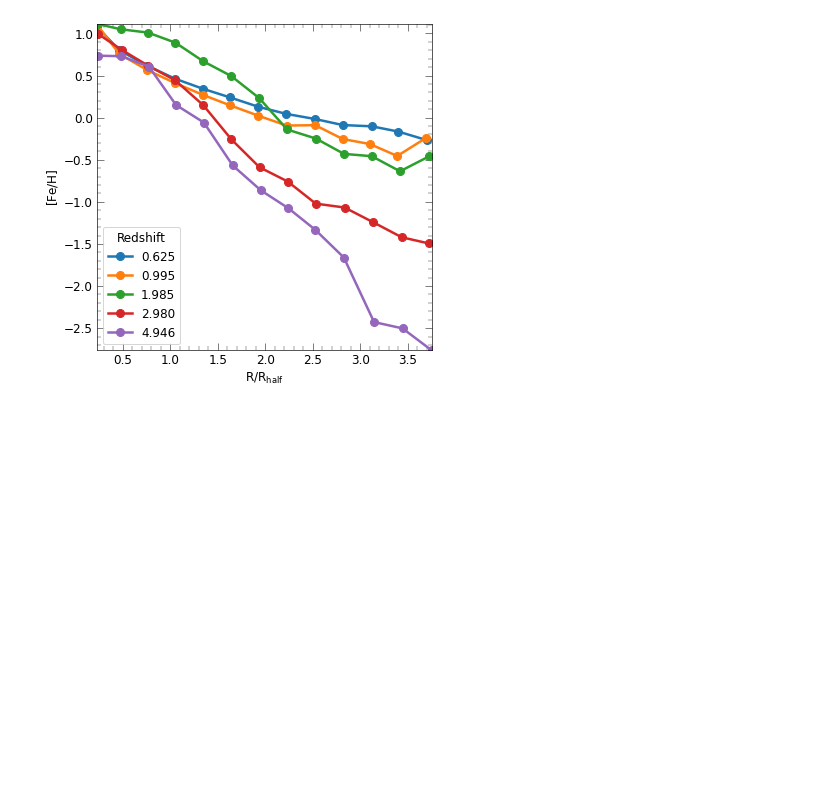
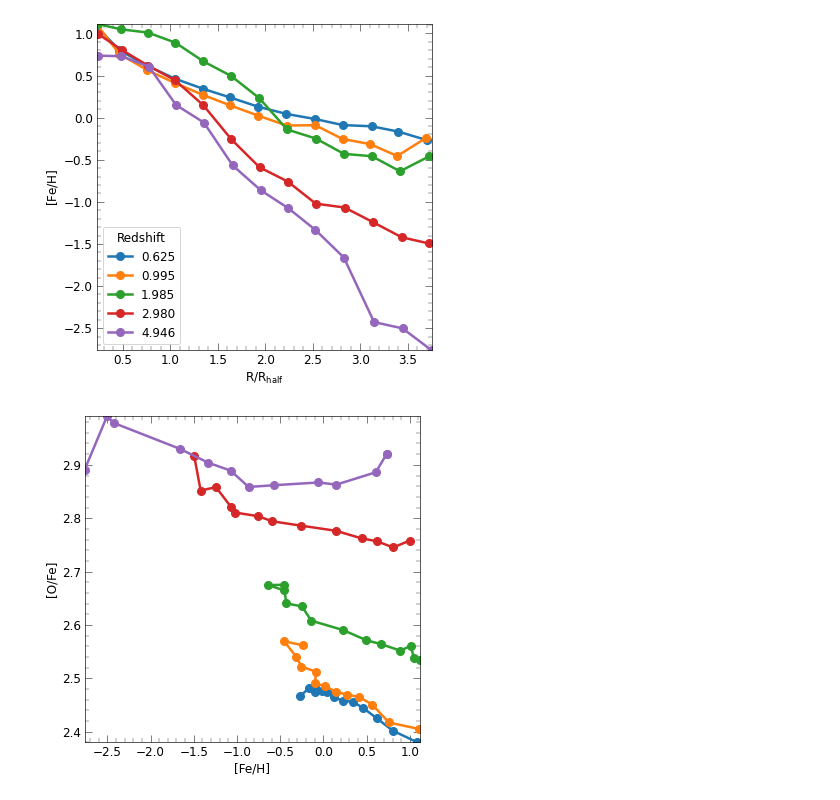
Before and after one commit to ansingh16/hr5_metallicity, a Jupyter notebook: Code/Analysis.ipynb, the cells around one changed output. Saved outputs shown, nothing was run; the diff lists cells and outputs as text; code cells hidden in the pictures; blank space fills up the shorter version.

Commit message:
included alpha plots

```diff
--- a/Code/Analysis.ipynb
+++ b/Code/Analysis.ipynb
@@ -895,3 +941,81 @@ ax.legend(loc=3,title='Redshift')
 fig.savefig('../Plots/feh_evolution_redshift.png',bbox_inches='tight')
 # %% [output]
 [figure]
+# %%
+import pandas as pd
+import HR5_cluster as hr5
+import os
+import matplotlib.pyplot as plt
+plt.style.use('../paper_style.mplstyle')
+import numpy as np
+import configparser
+# load up the parameter file
+parser = configparser.ConfigParser()
+parser.read('../params.ini')
+
+outdir = parser.get('Paths','outdir')
+galcats = parser.get('Paths','galaxycats')
+morphs = parser.get('Paths','morphs')
+snapdir = parser.get('Paths','snapfiles')
+
+snap=296
+
+morpho = pd.read_csv(f'{morphs}/morphology_{snap}.csv')
+e_galaxies = morpho[morpho['sersicn']>2.5]
+e_galaxies.set_index('ID',inplace=True)
+# read snapshot data
+snap296 = pd.read_parquet(f'{galcats}/galaxy_catalogue_{snap}.parquet')
+snap296.set_index('ID',inplace=True)
+
+# get the variabels in e_galaxies that are in snap296
+e_galaxies = e_galaxies.join(snap296,how='left')
+
+ # get snapshot data
+time_df = pd.read_csv('../Data/Time_data.csv')
+time_df.columns = ['snapshot','redshift','LBT','dx']
+time_df.set_index('snapshot',inplace=True)
+
+
+
+vars = {'feh':r'$\rm [Fe/H]$','Zs':r'$\rm Z_{\rm star}$','Zg':r'$\rm Z_{\rm gas}$'}
+
+# define three distinct colors for four curves
+colors = ['#1f77b4', '#ff7f0e', '#2ca02c', '#d62728', '#9467bd', '#8c564b', '#e377c2', '#7f7f7f', '#bcbd22', '#17becf']
+
+
+redshifts = [0.625,1,2,3,5]
+
+snaps= [(time_df['redshift']-red).abs().idxmin()for red in redshifts]
+
+fig,ax = plt.subplots(1,1)
+
+for j,snap in enumerate(snaps):#sorted(snaps):
+        out = f'{outdir}/Slope_{snap}.json'
+
+        snapm = str(snap).zfill(3)
+        # get only elliptical galaxies
+        morpho = pd.read_csv(f'{morphs}/morphology_{snapm}.csv')
+
+        e_galaxies = morpho[morpho['sersicn']>2.5]
+        e_galaxies.set_index('ID',inplace=True)
+        red = redshifts[j]
+
+        Ana = hr5.Analysis(snap)
+
+
+        Ana.get_slope_data(galids=e_galaxies.index,clusids=e_galaxies.clusID,rmax=4,rbin_width=0.3,var='ofe',dump_data=True,use_cache=False)
+
+        Ana.get_slope_data(galids=e_galaxies.index,clusids=e_galaxies.clusID,rmax=4,rbin_width=0.3,var='feh',dump_data=True,use_cache=False)
+
+        median_ofe = Ana.median_gradient_ofe['median_ofe']
+        median_feh = Ana.median_gradient_feh['median_feh']
+
+
+        ax.plot(median_feh,median_ofe,marker='o',markersize=8,label=f'{red:0.3f}',color=colors[j])
+
+ax.set_xlabel(r'[Fe/H]')
+ax.set_ylabel(r'[O/Fe]')
+
+fig.savefig('../Plots/OFe_vs_Fe_evolution.png',bbox_inches='tight')
+# %% [output]
+[figure, added]
```
Also changed, not shown: parts of 4 cells of this notebook, 2 other files.
